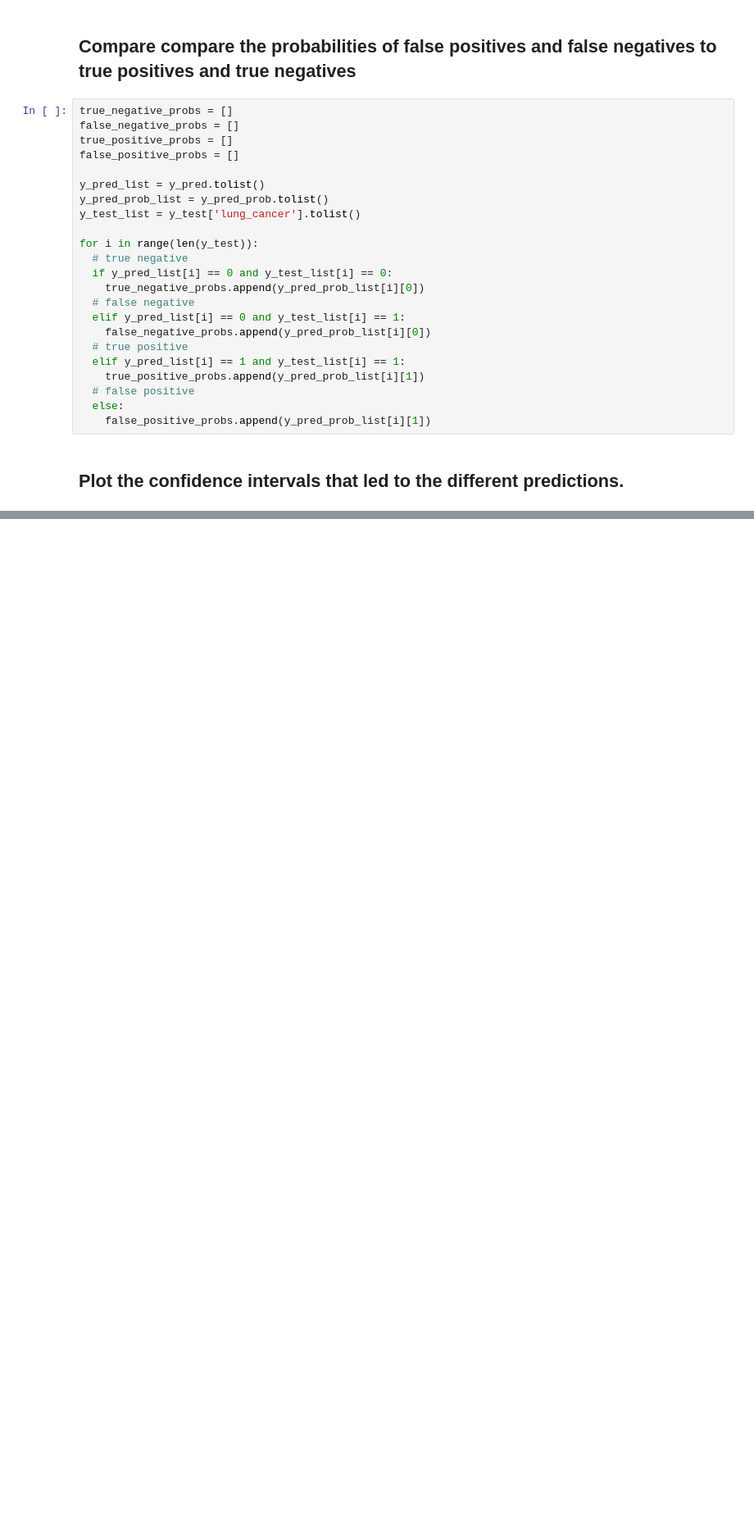
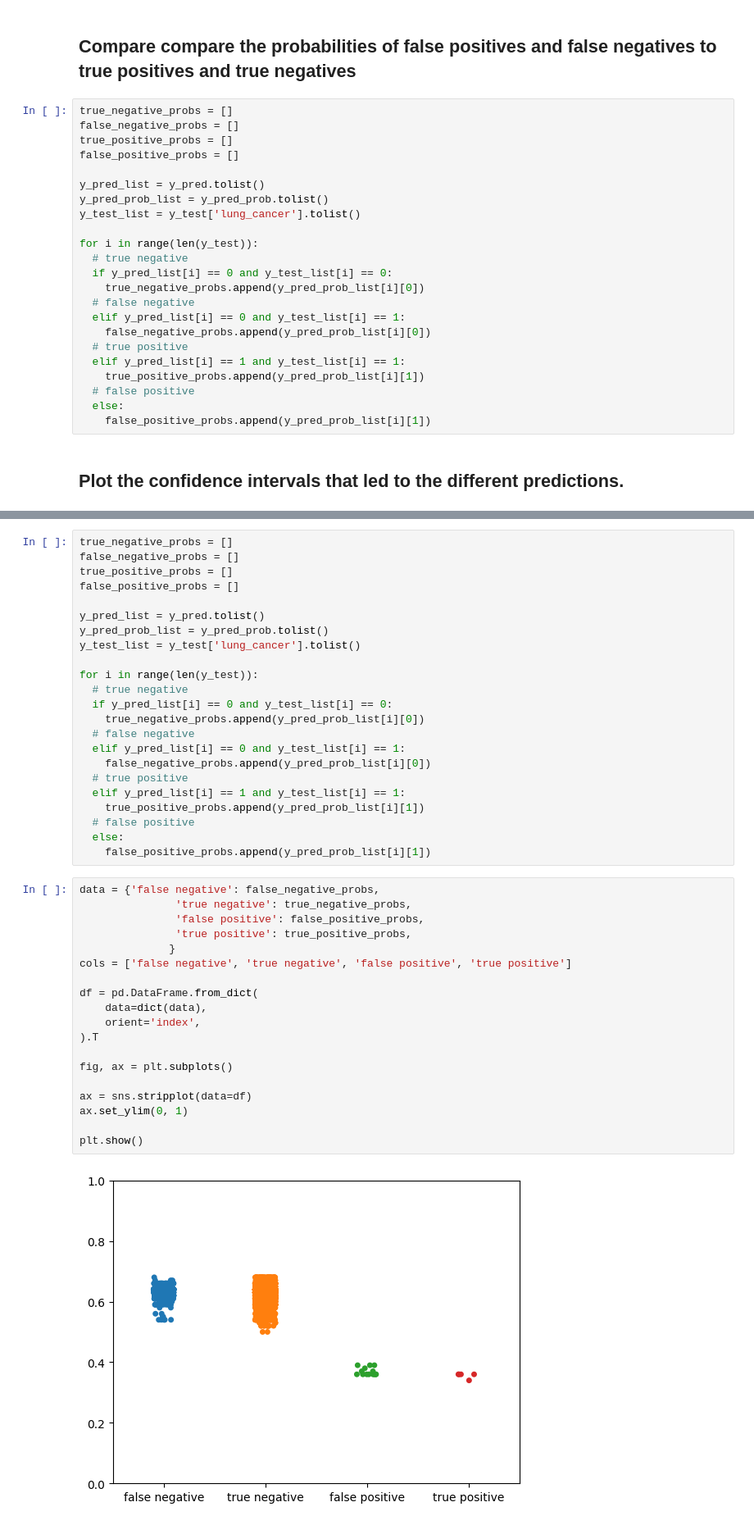
Before and after one commit to wkenned1/codespaces-jupyter, a Jupyter notebook: notebooks/risk-factor-classifier.ipynb, the cells around one changed output, grey strips where cells are left out. Shown at 82% size. Saved outputs shown, nothing was run; the diff lists cells and outputs as text; blank space fills up the shorter version.

```diff
--- a/notebooks/risk-factor-classifier.ipynb
+++ b/notebooks/risk-factor-classifier.ipynb
@@ -285,0 +338,44 @@ plt.show()
+# %%
+true_negative_probs = []
+false_negative_probs = []
+true_positive_probs = []
+false_positive_probs = []
+
+y_pred_list = y_pred.tolist()
+y_pred_prob_list = y_pred_prob.tolist()
+y_test_list = y_test['lung_cancer'].tolist()
+
+for i in range(len(y_test)):
+  # true negative
+  if y_pred_list[i] == 0 and y_test_list[i] == 0:
+    true_negative_probs.append(y_pred_prob_list[i][0])
+  # false negative
+  elif y_pred_list[i] == 0 and y_test_list[i] == 1:
+    false_negative_probs.append(y_pred_prob_list[i][0])
+  # true positive
+  elif y_pred_list[i] == 1 and y_test_list[i] == 1:
+    true_positive_probs.append(y_pred_prob_list[i][1])
+  # false positive
+  else:
+    false_positive_probs.append(y_pred_prob_list[i][1])
+# %%
+data = {'false negative': false_negative_probs,
+               'true negative': true_negative_probs,
+               'false positive': false_positive_probs,
+               'true positive': true_positive_probs,
+              }
+cols = ['false negative', 'true negative', 'false positive', 'true positive']
+
+df = pd.DataFrame.from_dict(
+    data=dict(data),
+    orient='index',
+).T
+
+fig, ax = plt.subplots()
+
+ax = sns.stripplot(data=df)
+ax.set_ylim(0, 1)
+
+plt.show()
+# %% [output]
+[figure, added]
```
Also changed, not shown: parts of 15 cells of this notebook.
